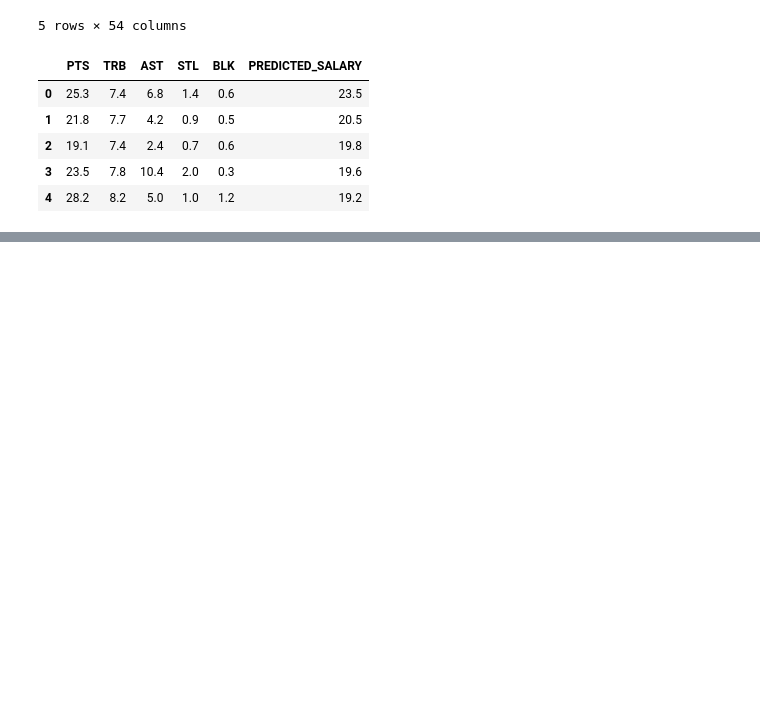
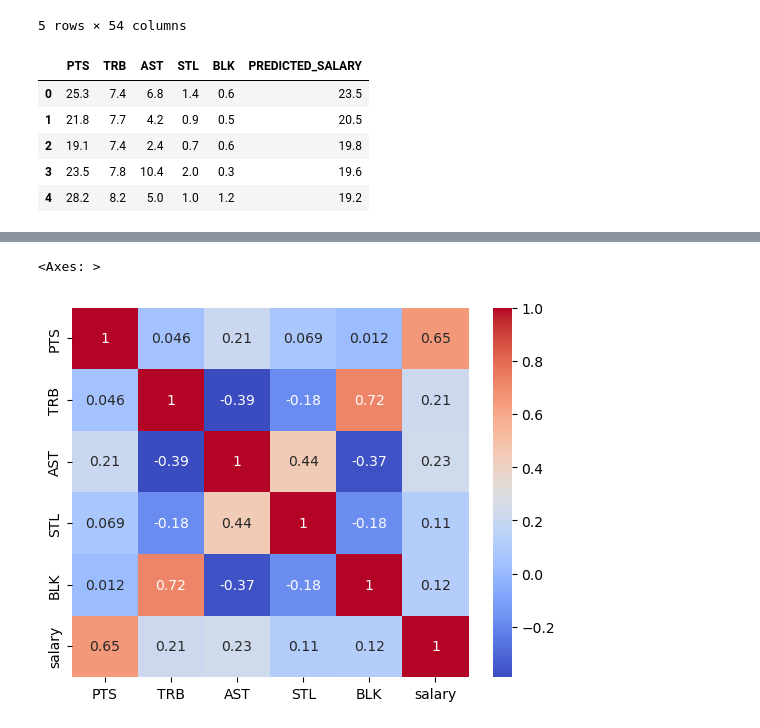
Before and after one commit to rameshsrinivasanuci/multiobjective, a Jupyter notebook: eda_human_inspect.ipynb, the cells around one changed output, grey strips where cells are left out. Drawn from its saved outputs; the diff is of its cells as text; code cells hidden in the pictures; blank space fills up the shorter version.

```diff
--- a/eda_human_inspect.ipynb
+++ b/eda_human_inspect.ipynb
@@ -48,7 +60,11 @@ selected_nba_data.head()
 # %%
-objective_names = [f"obj{i}" for i in range(1, items.shape[1])] + ["cost"]
+# objective_names = [f"obj{i}" for i in range(1, items.shape[1])] + ["cost"]
+objective_names = ['PTS', 'TRB', 'AST', 'STL', 'BLK', 'salary']
 sns.heatmap(np.corrcoef(items.T), annot=True, cmap="coolwarm",
         xticklabels=objective_names, yticklabels=objective_names)
+# %% [output]
+<Axes: >
+[figure, added]
 # %%
 # unbiased eda run
 
```
Also changed, not shown: parts of 7 cells of this notebook.
